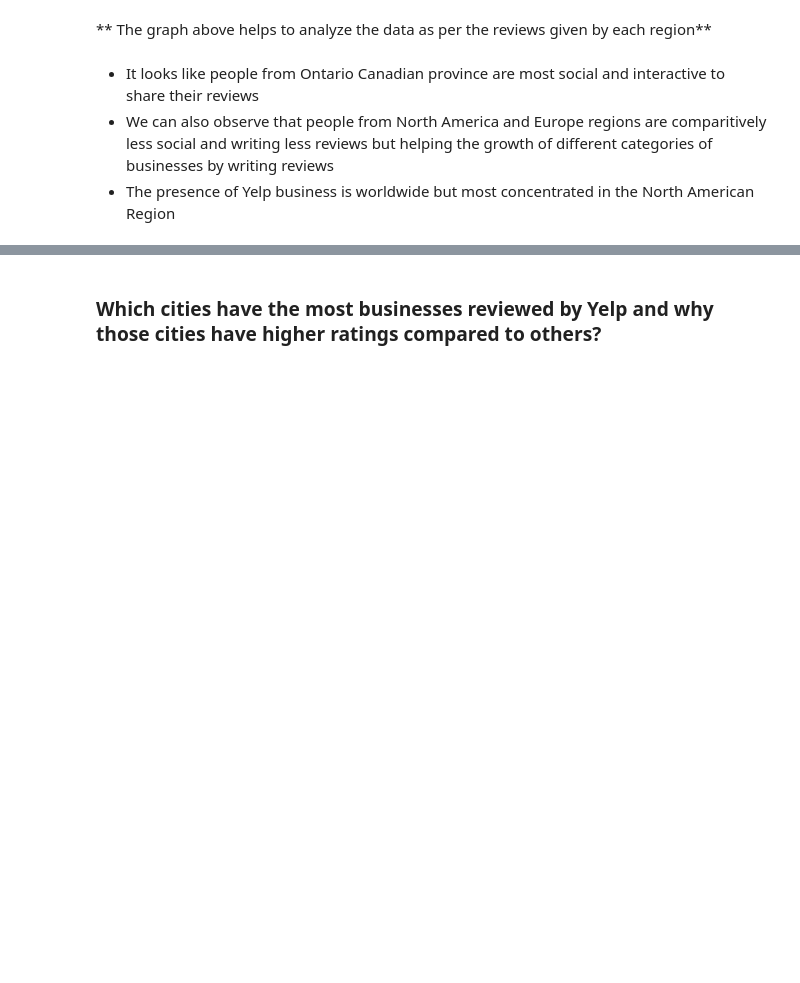
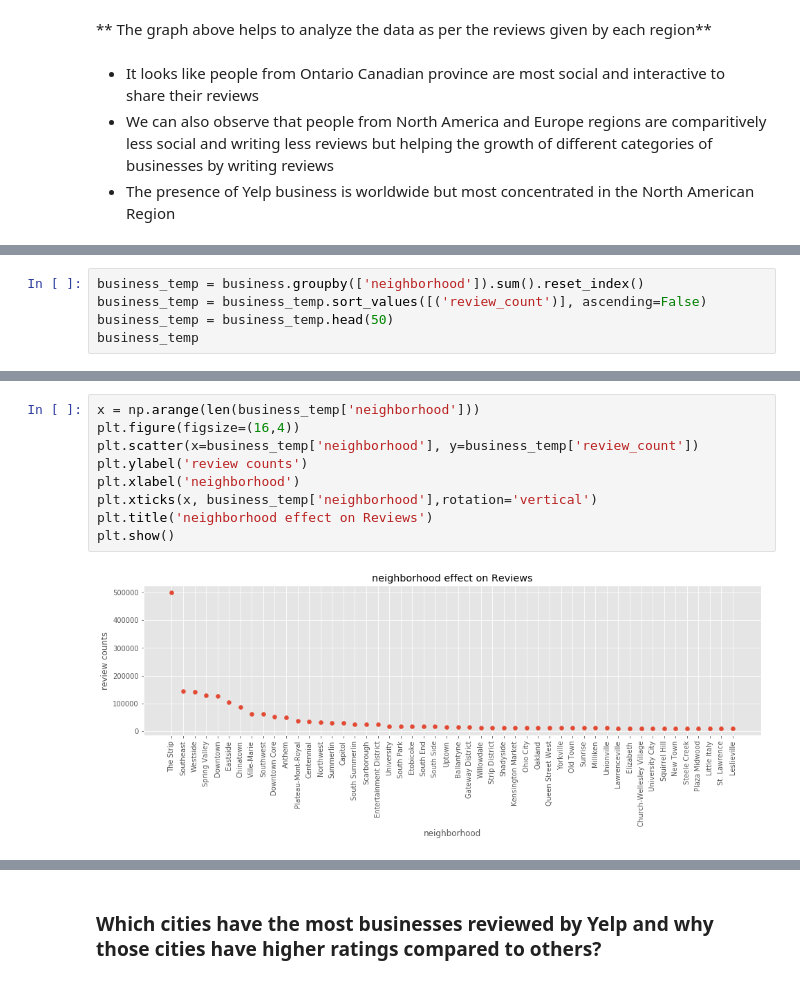
Before and after one commit to PallaviW/Yelp_Capstone_Project, a Jupyter notebook: Yelp_Capstone Project .ipynb, the cells around one changed output, grey strips where cells are left out. Cells and saved outputs as stored; diff of their text form; blank space fills up the shorter version.

```diff
--- a/Yelp_Capstone Project .ipynb
+++ b/Yelp_Capstone Project .ipynb
@@ -138,0 +140,5 @@ plt.show()
+# %%
+business_temp = business.groupby(['neighborhood']).sum().reset_index()
+business_temp = business_temp.sort_values([('review_count')], ascending=False)
+business_temp = business_temp.head(50)
+business_temp
@@ -138,0 +163,11 @@ plt.show()
+# %%
+x = np.arange(len(business_temp['neighborhood']))
+plt.figure(figsize=(16,4))
+plt.scatter(x=business_temp['neighborhood'], y=business_temp['review_count'])
+plt.ylabel('review counts')
+plt.xlabel('neighborhood')
+plt.xticks(x, business_temp['neighborhood'],rotation='vertical')
+plt.title('neighborhood effect on Reviews')
+plt.show()
+# %% [output]
+[figure, added]
```
Also changed, not shown: parts of 6 cells of this notebook.
